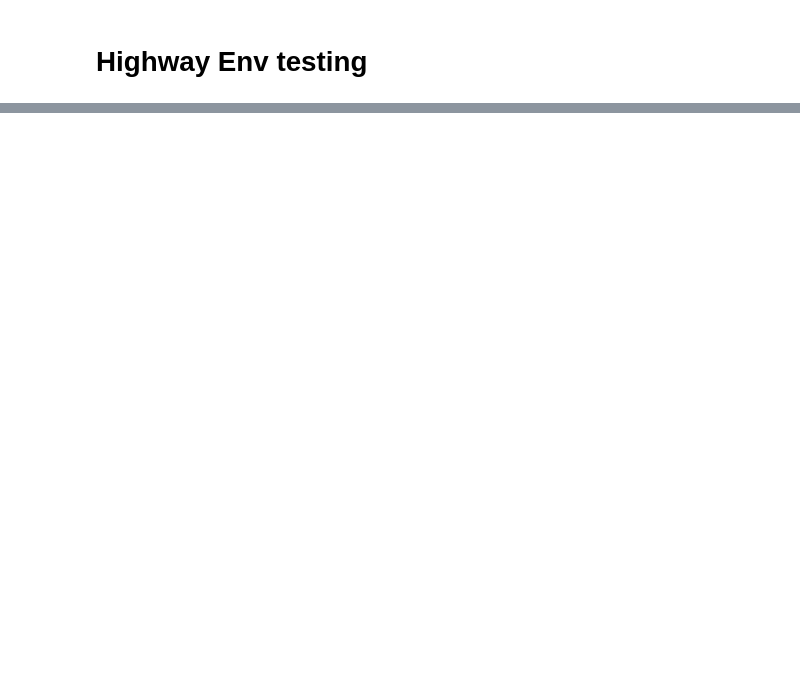
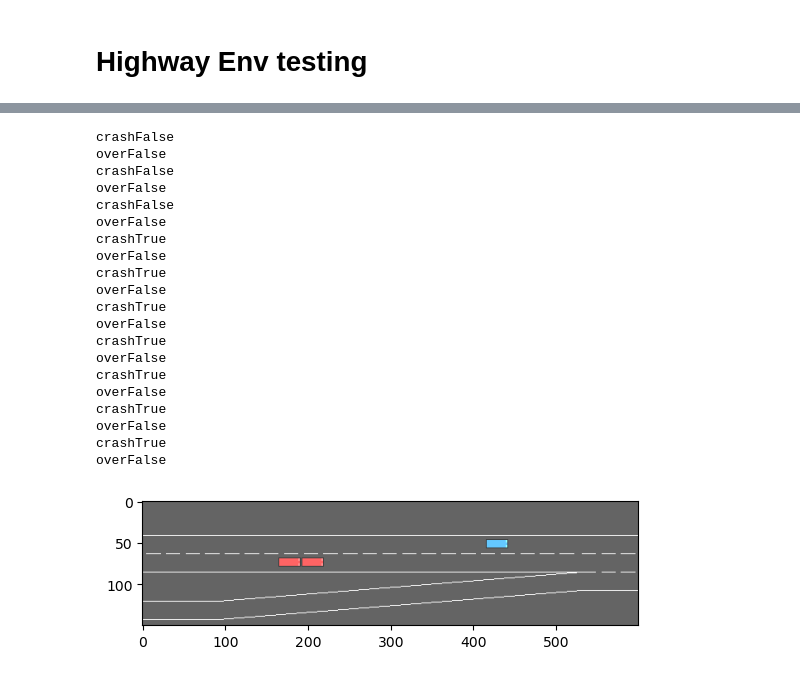
Before and after one commit to zearaujo11/highway-env, a Jupyter notebook: test.ipynb, the cells around one changed output, grey strips where cells are left out. Drawn from its saved outputs; the diff is of its cells as text; code cells hidden in the pictures; blank space fills up the shorter version.

```diff
--- a/test.ipynb
+++ b/test.ipynb
@@ -19,0 +20,33 @@ AttributeError: 'NoneType' object has no attribute 'get_image'
+# %%
+env = gymnasium.make("merge-v0", render_mode='rgb_array')
+env.reset()
+
+for _ in range(10):
+    action = env.unwrapped.action_type.actions_indexes["IDLE"]
+    obs, reward, done, truncated, info = env.step(action)
+    env.render()
+
+plt.imshow(env.render())
+plt.show()
+# %% [output]
+crashFalse
+overFalse
+crashFalse
+overFalse
+crashFalse
+overFalse
+crashTrue
+overFalse
+crashTrue
+overFalse
+crashTrue
+overFalse
+crashTrue
+overFalse
+crashTrue
+overFalse
+crashTrue
+overFalse
+crashTrue
+overFalse
+[figure, added]
```
Also changed, not shown: parts of 4 cells of this notebook.
